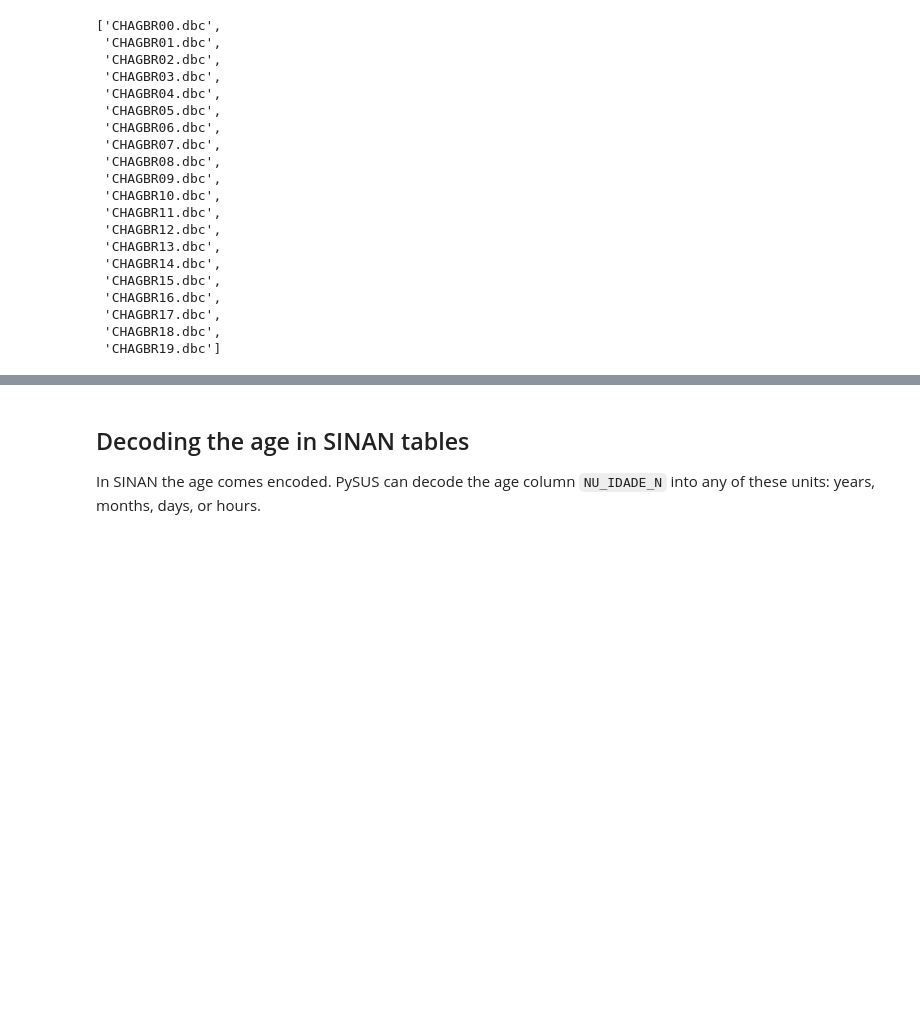
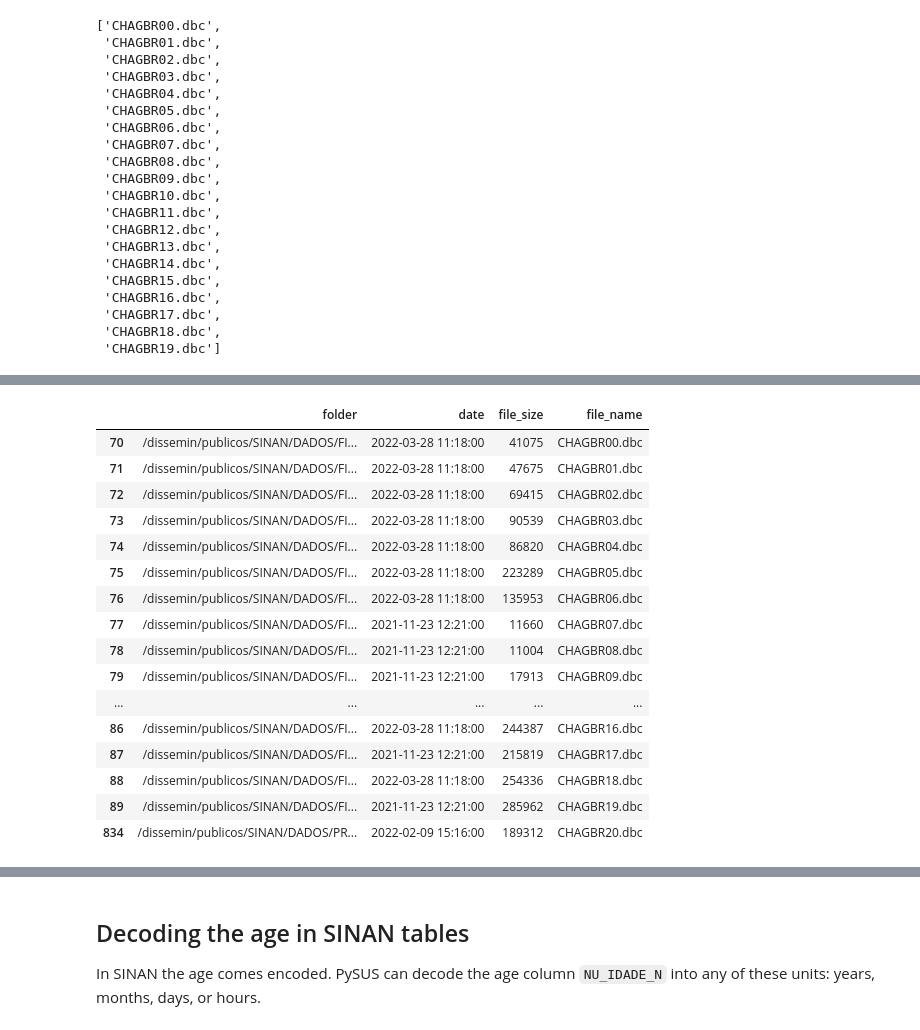
Before and after one commit to AlertaDengue/PySUS, a Jupyter notebook: docs/source/SINAN.ipynb, the cells around one changed output, grey strips where cells are left out. Cells and saved outputs as stored; diff of their text form; code cells hidden in the pictures; blank space fills up the shorter version.

```diff
--- a/docs/source/SINAN.ipynb
+++ b/docs/source/SINAN.ipynb
@@ -54,0 +57,3 @@ SINAN.get_available_years('chagas')
+# %%
+lu = last_update('SINAN')
+lu
@@ -55 +74,21 @@ SINAN.get_available_years('chagas')
+# %%
+lu[lu.file_name.str.startswith('CHAG')]
+# %% [output]
+|  | folder | date | file_size | file_name |
+| 70 | /dissemin/publicos/SINAN/DADOS/FI... | 2022-03-28 11:18:00 | 41075 | CHAGBR00.dbc |
+| 71 | /dissemin/publicos/SINAN/DADOS/FI... | 2022-03-28 11:18:00 | 47675 | CHAGBR01.dbc |
+| 72 | /dissemin/publicos/SINAN/DADOS/FI... | 2022-03-28 11:18:00 | 69415 | CHAGBR02.dbc |
+| 73 | /dissemin/publicos/SINAN/DADOS/FI... | 2022-03-28 11:18:00 | 90539 | CHAGBR03.dbc |
+| 74 | /dissemin/publicos/SINAN/DADOS/FI... | 2022-03-28 11:18:00 | 86820 | CHAGBR04.dbc |
+| 75 | /dissemin/publicos/SINAN/DADOS/FI... | 2022-03-28 11:18:00 | 223289 | CHAGBR05.dbc |
+| 76 | /dissemin/publicos/SINAN/DADOS/FI... | 2022-03-28 11:18:00 | 135953 | CHAGBR06.dbc |
+| 77 | /dissemin/publicos/SINAN/DADOS/FI... | 2021-11-23 12:21:00 | 11660 | CHAGBR07.dbc |
+| 78 | /dissemin/publicos/SINAN/DADOS/FI... | 2021-11-23 12:21:00 | 11004 | CHAGBR08.dbc |
+| 79 | /dissemin/publicos/SINAN/DADOS/FI... | 2021-11-23 12:21:00 | 17913 | CHAGBR09.dbc |
+| ... | ... | ... | ... | ... |
+| 86 | /dissemin/publicos/SINAN/DADOS/FI... | 2022-03-28 11:18:00 | 244387 | CHAGBR16.dbc |
+| 87 | /dissemin/publicos/SINAN/DADOS/FI... | 2021-11-23 12:21:00 | 215819 | CHAGBR17.dbc |
+| 88 | /dissemin/publicos/SINAN/DADOS/FI... | 2022-03-28 11:18:00 | 254336 | CHAGBR18.dbc |
+| 89 | /dissemin/publicos/SINAN/DADOS/FI... | 2021-11-23 12:21:00 | 285962 | CHAGBR19.dbc |
+| 834 | /dissemin/publicos/SINAN/DADOS/PR... | 2022-02-09 15:16:00 | 189312 | CHAGBR20.dbc |
 # %% [markdown]
```
Also changed, not shown: parts of 13 cells of this notebook, 2 other files.
